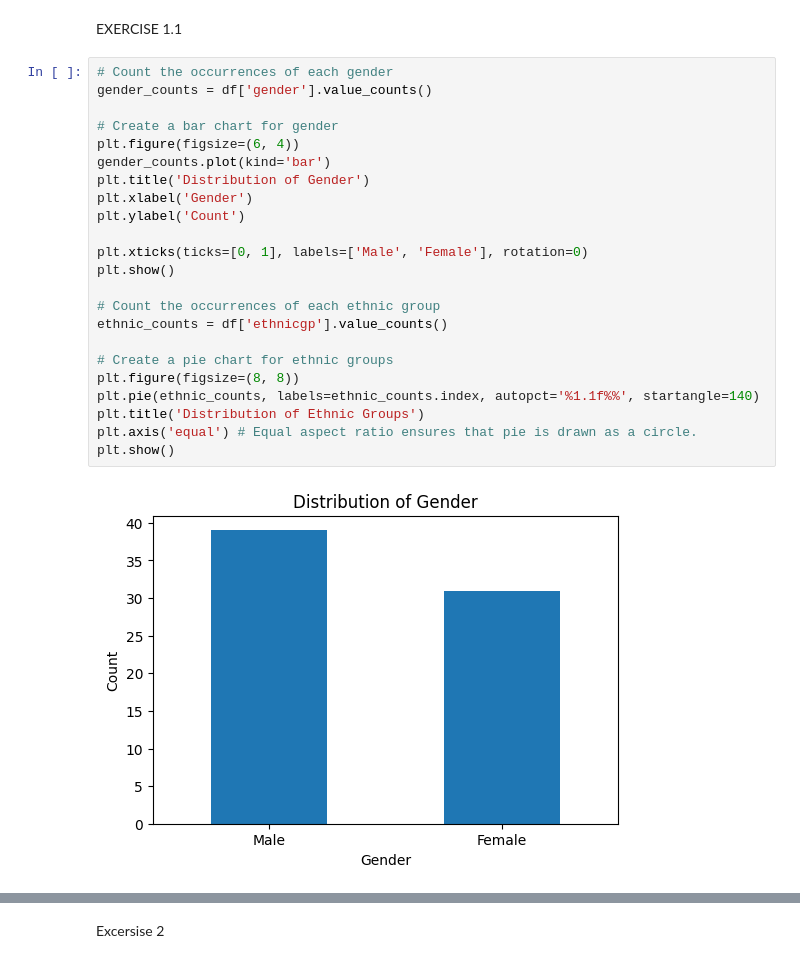
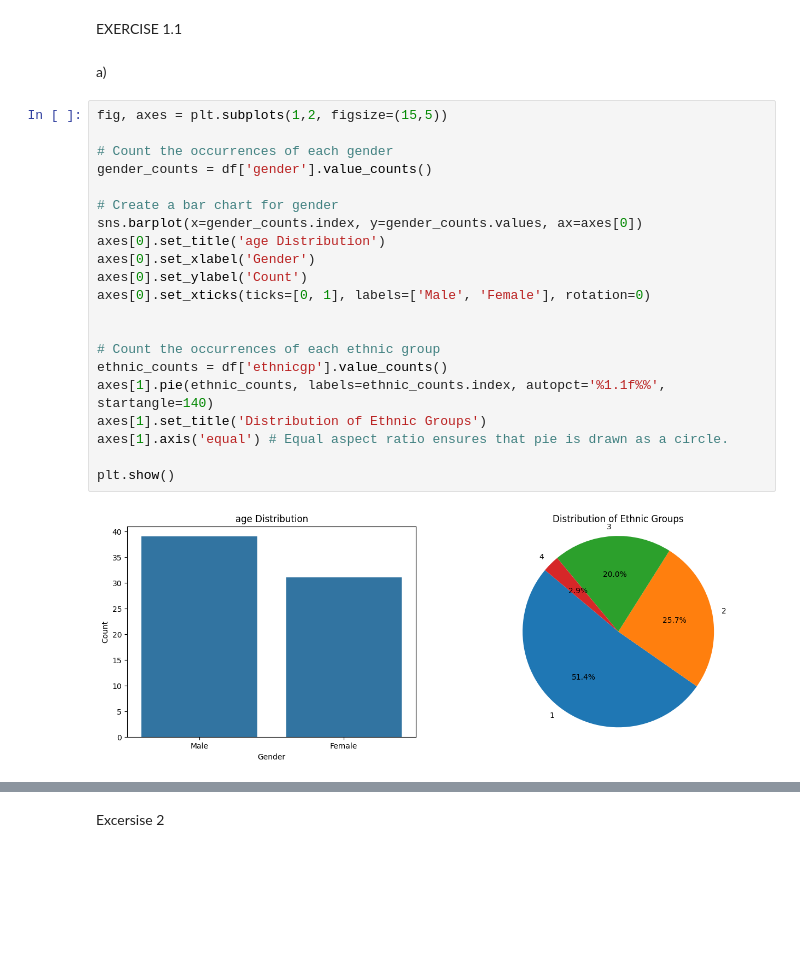
Before and after one commit to aswx12/MatteLab, a Jupyter notebook: Mattelab.ipynb, the cells around one changed output, grey strips where cells are left out. Saved outputs shown, nothing was run; the diff lists cells and outputs as text; blank space fills up the shorter version.

```diff
--- a/Mattelab.ipynb
+++ b/Mattelab.ipynb
@@ -24,28 +27,28 @@ Loaded
 | 4 | 5 | 2 | 2 | 63.0 | 36.0 | 4.0 | 14.0 | 11 | 18 | 1 | 3 | ... |
 # %% [markdown]
 EXERCISE 1.1
+# %% [markdown]
+a)
 # %%
+fig, axes = plt.subplots(1,2, figsize=(15,5))
+
 # Count the occurrences of each gender
 gender_counts = df['gender'].value_counts()
 
 # Create a bar chart for gender
-plt.figure(figsize=(6, 4))
-gender_counts.plot(kind='bar')
-plt.title('Distribution of Gender')
-plt.xlabel('Gender')
-plt.ylabel('Count')
+sns.barplot(x=gender_counts.index, y=gender_counts.values, ax=axes[0])
+axes[0].set_title('age Distribution')
+axes[0].set_xlabel('Gender')
+axes[0].set_ylabel('Count')
+axes[0].set_xticks(ticks=[0, 1], labels=['Male', 'Female'], rotation=0)
 
-plt.xticks(ticks=[0, 1], labels=['Male', 'Female'], rotation=0)
-plt.show()
 
 # Count the occurrences of each ethnic group
 ethnic_counts = df['ethnicgp'].value_counts()
+axes[1].pie(ethnic_counts, labels=ethnic_counts.index, autopct='%1.1f%%', startangle=140)
+axes[1].set_title('Distribution of Ethnic Groups')
+axes[1].axis('equal') # Equal aspect ratio ensures that pie is drawn as a circle.
 
-# Create a pie chart for ethnic groups
-plt.figure(figsize=(8, 8))
-plt.pie(ethnic_counts, labels=ethnic_counts.index, autopct='%1.1f%%', startangle=140)
-plt.title('Distribution of Ethnic Groups')
-plt.axis('equal') # Equal aspect ratio ensures that pie is drawn as a circle.
 plt.show()
 # %% [output]
-[figure, old version]
+[figure, new version]
```
Also changed, not shown: parts of 8 cells of this notebook.
